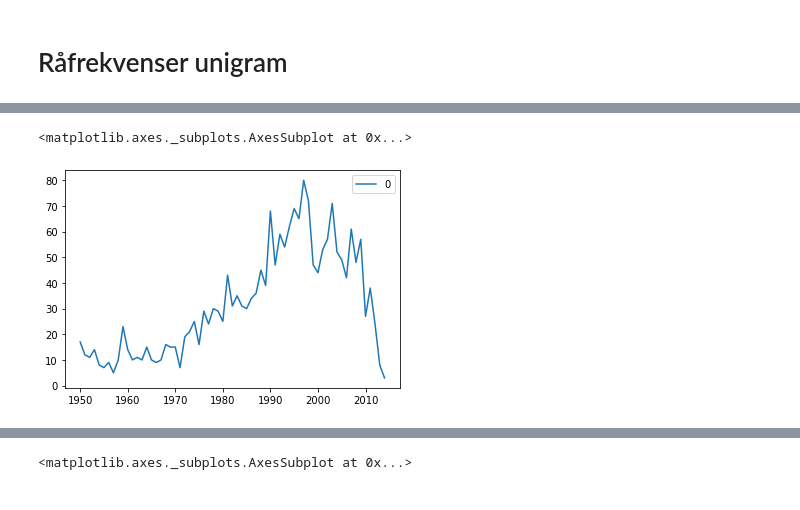
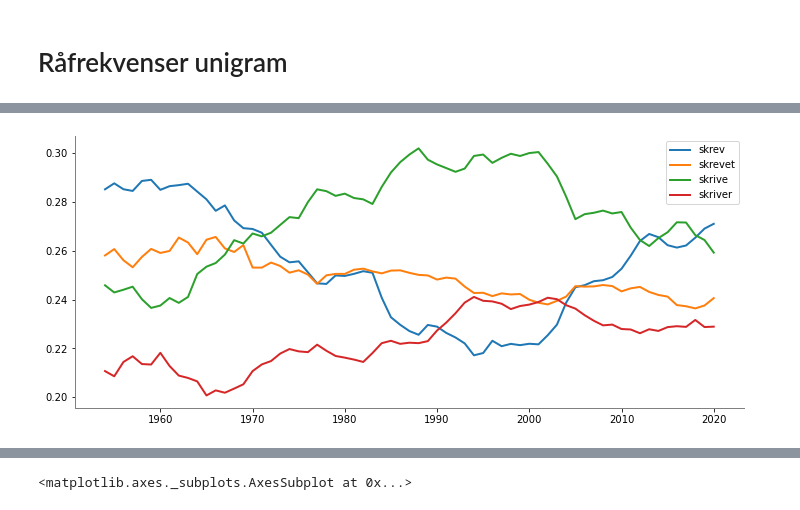
Before and after one commit to Yoonsen/ngram, a Jupyter notebook: N-gram dewy.ipynb, the cells around one changed output, grey strips where cells are left out. Drawn from its saved outputs; the diff is of its cells as text; code cells hidden in the pictures.

```diff
--- a/N-gram dewy.ipynb
+++ b/N-gram dewy.ipynb
@@ -51,6 +65 @@ d2.ngram_book("likestilling", period = (2012, 2020)).plot()
-# %%
-nb.bigram('meslinger','og').plot()
-# %% [output]
-<matplotlib.axes._subplots.AxesSubplot at 0x...>
-[figure, removed]
 # %%
@@ -58,0 +68,19 @@ kohort = "jeg du han hun vi de"
+# %%
+def nplot(wordlist, period = (1950, 2020), func = d2.ngram_book):
+    d = func(word = wordlist, period = period)
+    ax = d.div(d.sum(axis = 1), axis = 0).rolling(window = 5).mean().plot(figsize = (12, 5), lw = 2)
+    ax.spines["top"].set_visible(False)
+    ax.spines["right"].set_visible(False)
+    ax.spines["top"].set_color("lightgrey")
+    ax.spines["right"].set_color("lightgrey")
+    ax.spines["bottom"].set_color("grey")
+    ax.spines["left"].set_color("grey")
+    ax.spines["bottom"].set_linewidth(1)
+    ax.spines["left"].set_linewidth(1)
+    #ax.legend(loc='upper left', frameon=False)
+    ax.legend(bbox_to_anchor=(1.0, 1.0))
+    ax.plot();
+# %%
+nplot("skriver skrive skrev skrevet".split())
+# %% [output]
+[figure, added]
```
Also changed, not shown: parts of 25 cells of this notebook, 3 other files.
